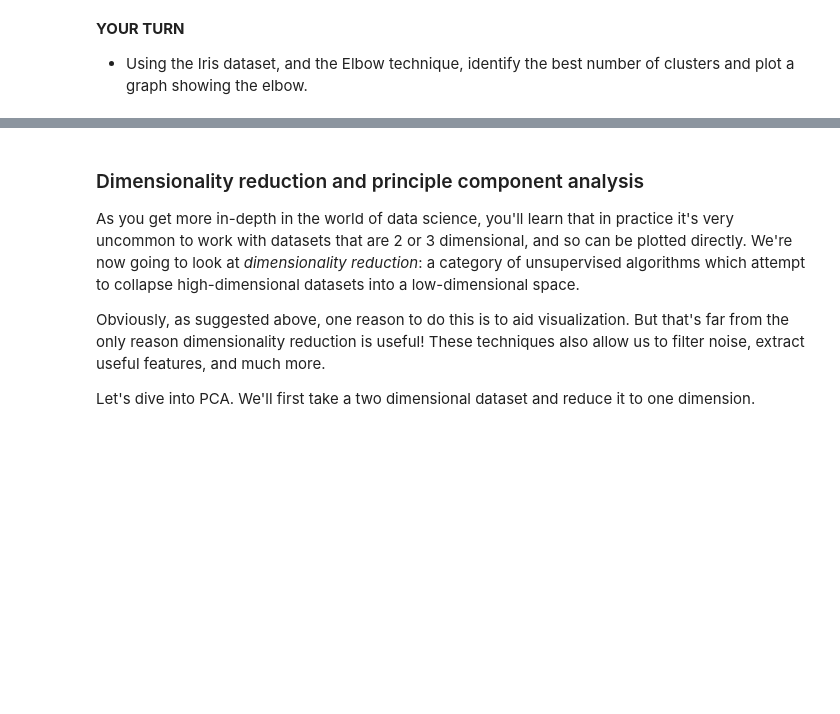
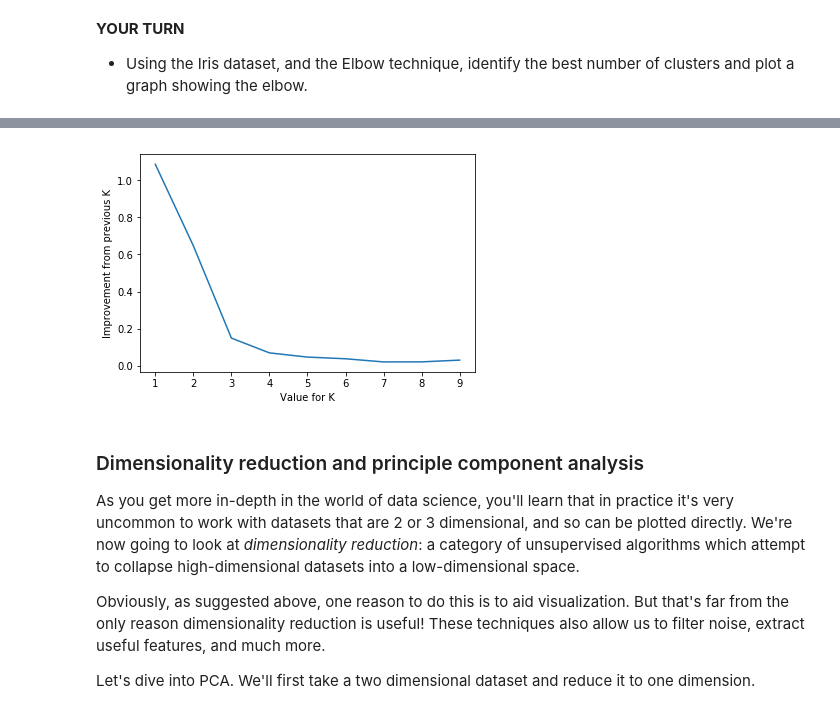
Before and after one commit to lyeskhalil/mlbootcamp, a Jupyter notebook: lab-2-2-pca.ipynb, the cells around one changed output, grey strips where cells are left out. Saved outputs shown, nothing was run; the diff lists cells and outputs as text; code cells hidden in the pictures; blank space fills up the shorter version.

```diff
--- a/lab-2-2-pca.ipynb
+++ b/lab-2-2-pca.ipynb
@@ -146,3 +181,9 @@ feature_data = iris_data.data
+# %%
+plt.plot(range(1,10),-np.gradient(av_dist))
+plt.xlabel('Value for K')
+plt.ylabel('Improvement from previous K');
+# %% [output]
+[figure, added]
 # %% [markdown]
 ### Dimensionality reduction and principle component analysis
 
```
Also changed, not shown: parts of 24 cells of this notebook, 5 other files.
